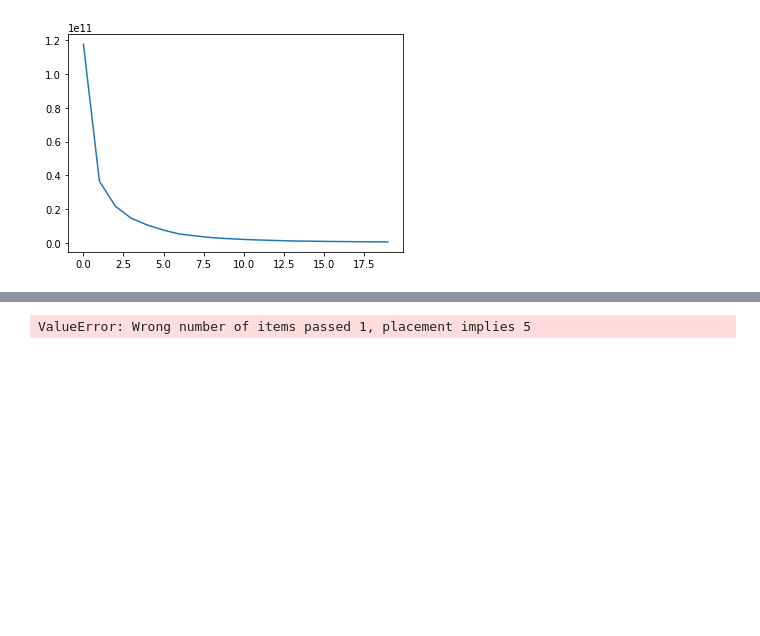
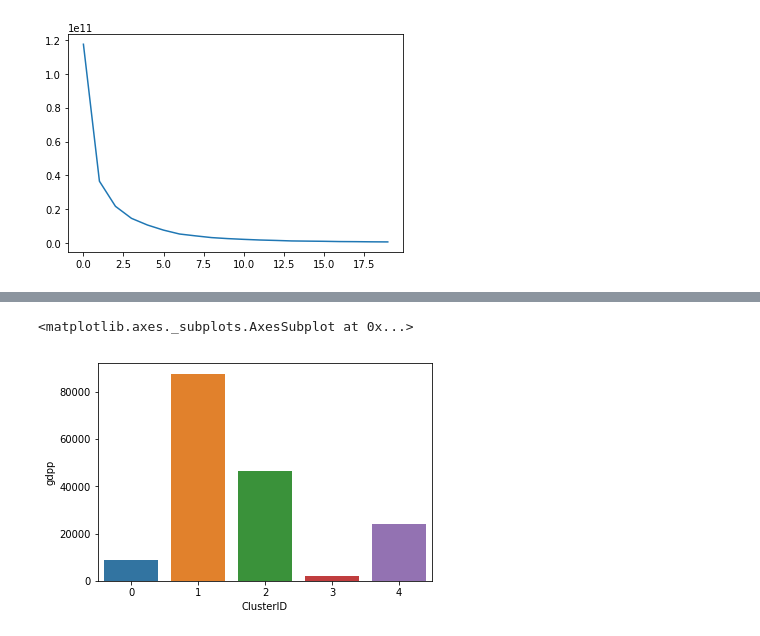
Before and after one commit to vinayjaini/MyNewProject, a Jupyter notebook: VinayJaini_PCA_Clustering.ipynb, the cells around one changed output, grey strips where cells are left out. Saved outputs shown, nothing was run; the diff lists cells and outputs as text; code cells hidden in the pictures; blank space fills up the shorter version.

```diff
--- a/VinayJaini_PCA_Clustering.ipynb
+++ b/VinayJaini_PCA_Clustering.ipynb
@@ -449,4 +452,4 @@ df_variables
 # %%
-df = pd.concat([pd.Series([0,1,2,3,4]), kclusters_pca1, kclusters_pca2, kclusters_pca3,kclusters_pca4], axis=1)
-df.columns = ["ClusterID", "PCA1_mean", "PCA2_mean", "PCA3_mean", "PCA4_mean"]
+df = pd.concat([pd.Series([0,1,2,3,4]), dfvariables_gdpp, dfvariables_income], axis=1)
+df.columns = ["ClusterID", "gdpp", "income"]
 df.head()
@@ -476,4 +463,5 @@ df_variables
 # %%
-sns.barplot(x=df_variables.ClusterID, y=dfvariables_income)
+sns.barplot(x=df.ClusterID, y=df.gdpp)
 # %% [output]
-ValueError: Wrong number of items passed 1, placement implies 5
+<matplotlib.axes._subplots.AxesSubplot at 0x...>
+[figure, added]
```
Also changed, not shown: parts of 21 cells of this notebook.
